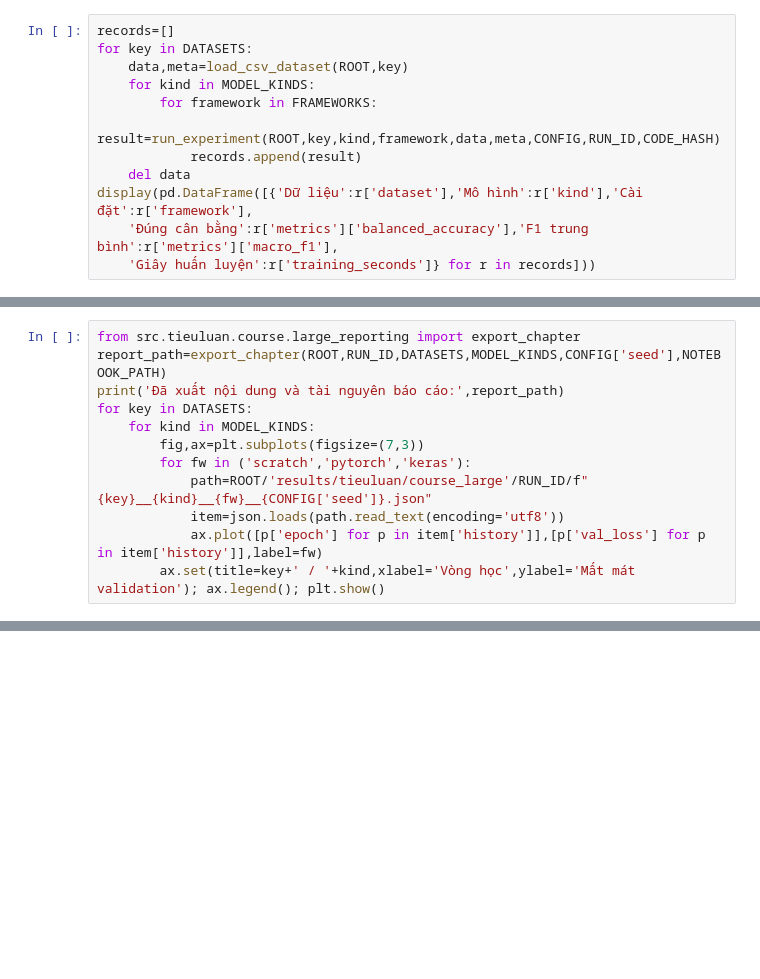
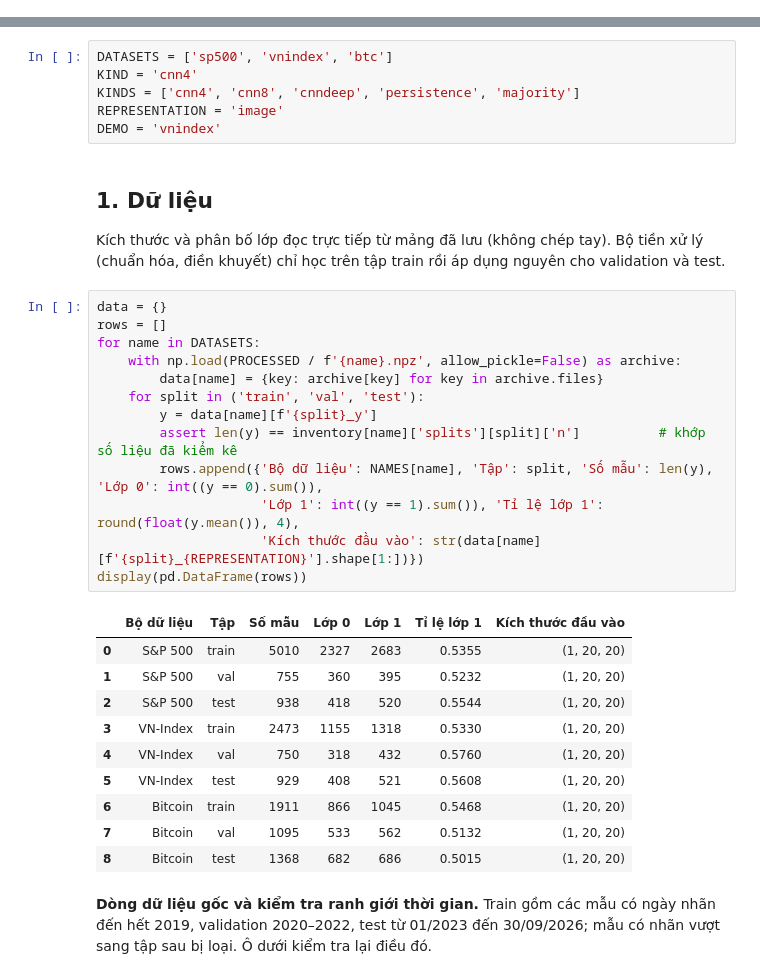
Before and after one commit to Sagitoaz/intelligent-system-assignment-01, a Jupyter notebook: notebooks/tieuluan/03_cnn.ipynb, the cells around one changed output, grey strips where cells are left out. Cells and saved outputs as stored; diff of their text form; blank space fills up the shorter version.

```diff
--- a/notebooks/tieuluan/03_cnn.ipynb
+++ b/notebooks/tieuluan/03_cnn.ipynb
@@ -1508,12 +0,0 @@ def run_experiment(root,key,kind,framework,data,meta,config,run_id,code_hash):
-# %%
-records=[]
-for key in DATASETS:
-    data,meta=load_csv_dataset(ROOT,key)
-    for kind in MODEL_KINDS:
-        for framework in FRAMEWORKS:
-            result=run_experiment(ROOT,key,kind,framework,data,meta,CONFIG,RUN_ID,CODE_HASH)
-            records.append(result)
-    del data
-display(pd.DataFrame([{'Dữ liệu':r['dataset'],'Mô hình':r['kind'],'Cài đặt':r['framework'],
-    'Đúng cân bằng':r['metrics']['balanced_accuracy'],'F1 trung bình':r['metrics']['macro_f1'],
-    'Giây huấn luyện':r['training_seconds']} for r in records]))
@@ -1525,12 +0,0 @@ display(pd.DataFrame([{'Dữ liệu':r['dataset'],'Mô hình':r['kind'],'Cài đ
-# %%
-from src.tieuluan.course.large_reporting import export_chapter
-report_path=export_chapter(ROOT,RUN_ID,DATASETS,MODEL_KINDS,CONFIG['seed'],NOTEBOOK_PATH)
-print('Đã xuất nội dung và tài nguyên báo cáo:',report_path)
-for key in DATASETS:
-    for kind in MODEL_KINDS:
-        fig,ax=plt.subplots(figsize=(7,3))
-        for fw in ('scratch','pytorch','keras'):
-            path=ROOT/'results/tieuluan/course_large'/RUN_ID/f"{key}__{kind}__{fw}__{CONFIG['seed']}.json"
-            item=json.loads(path.read_text(encoding='utf8'))
-            ax.plot([p['epoch'] for p in item['history']],[p['val_loss'] for p in item['history']],label=fw)
-        ax.set(title=key+' / '+kind,xlabel='Vòng học',ylabel='Mất mát validation'); ax.legend(); plt.show()
@@ -1536,0 +40,38 @@ for key in DATASETS:
+# %%
+DATASETS = ['sp500', 'vnindex', 'btc']
+KIND = 'cnn4'
+KINDS = ['cnn4', 'cnn8', 'cnndeep', 'persistence', 'majority']
+REPRESENTATION = 'image'
+DEMO = 'vnindex'
+# %% [markdown]
+## 1. Dữ liệu
+
+Kích thước và phân bố lớp đọc trực tiếp từ mảng đã lưu (không chép tay). Bộ tiền xử lý (chuẩn hóa,
+điền khuyết) chỉ học trên tập train rồi áp dụng nguyên cho validation và test.
+# %%
+data = {}
+rows = []
+for name in DATASETS:
+    with np.load(PROCESSED / f'{name}.npz', allow_pickle=False) as archive:
+        data[name] = {key: archive[key] for key in archive.files}
+    for split in ('train', 'val', 'test'):
+        y = data[name][f'{split}_y']
+        assert len(y) == inventory[name]['splits'][split]['n']          # khớp số liệu đã kiểm kê
+        rows.append({'Bộ dữ liệu': NAMES[name], 'Tập': split, 'Số mẫu': len(y), 'Lớp 0': int((y == 0).sum()),
+                     'Lớp 1': int((y == 1).sum()), 'Tỉ lệ lớp 1': round(float(y.mean()), 4),
+                     'Kích thước đầu vào': str(data[name][f'{split}_{REPRESENTATION}'].shape[1:])})
+display(pd.DataFrame(rows))
+# %% [output]
+|  | Bộ dữ liệu | Tập | Số mẫu | Lớp 0 | Lớp 1 | Tỉ lệ lớp 1 | Kích thước đầu vào |
+| 0 | S&P 500 | train | 5010 | 2327 | 2683 | 0.5355 | (1, 20, 20) |
+| 1 | S&P 500 | val | 755 | 360 | 395 | 0.5232 | (1, 20, 20) |
+| 2 | S&P 500 | test | 938 | 418 | 520 | 0.5544 | (1, 20, 20) |
+| 3 | VN-Index | train | 2473 | 1155 | 1318 | 0.5330 | (1, 20, 20) |
+| 4 | VN-Index | val | 750 | 318 | 432 | 0.5760 | (1, 20, 20) |
+| 5 | VN-Index | test | 929 | 408 | 521 | 0.5608 | (1, 20, 20) |
+| 6 | Bitcoin | train | 1911 | 866 | 1045 | 0.5468 | (1, 20, 20) |
+| 7 | Bitcoin | val | 1095 | 533 | 562 | 0.5132 | (1, 20, 20) |
+| 8 | Bitcoin | test | 1368 | 682 | 686 | 0.5015 | (1, 20, 20) |
+# %% [markdown]
+**Dòng dữ liệu gốc và kiểm tra ranh giới thời gian.** Train gồm các mẫu có ngày nhãn đến hết 2019, validation
+2020–2022, test từ 01/2023 đến 30/09/2026; mẫu có nhãn vượt sang tập sau bị loại. Ô dưới kiểm tra lại điều đó.
```
Also changed, not shown: parts of 39 cells of this notebook, 34 other files.
